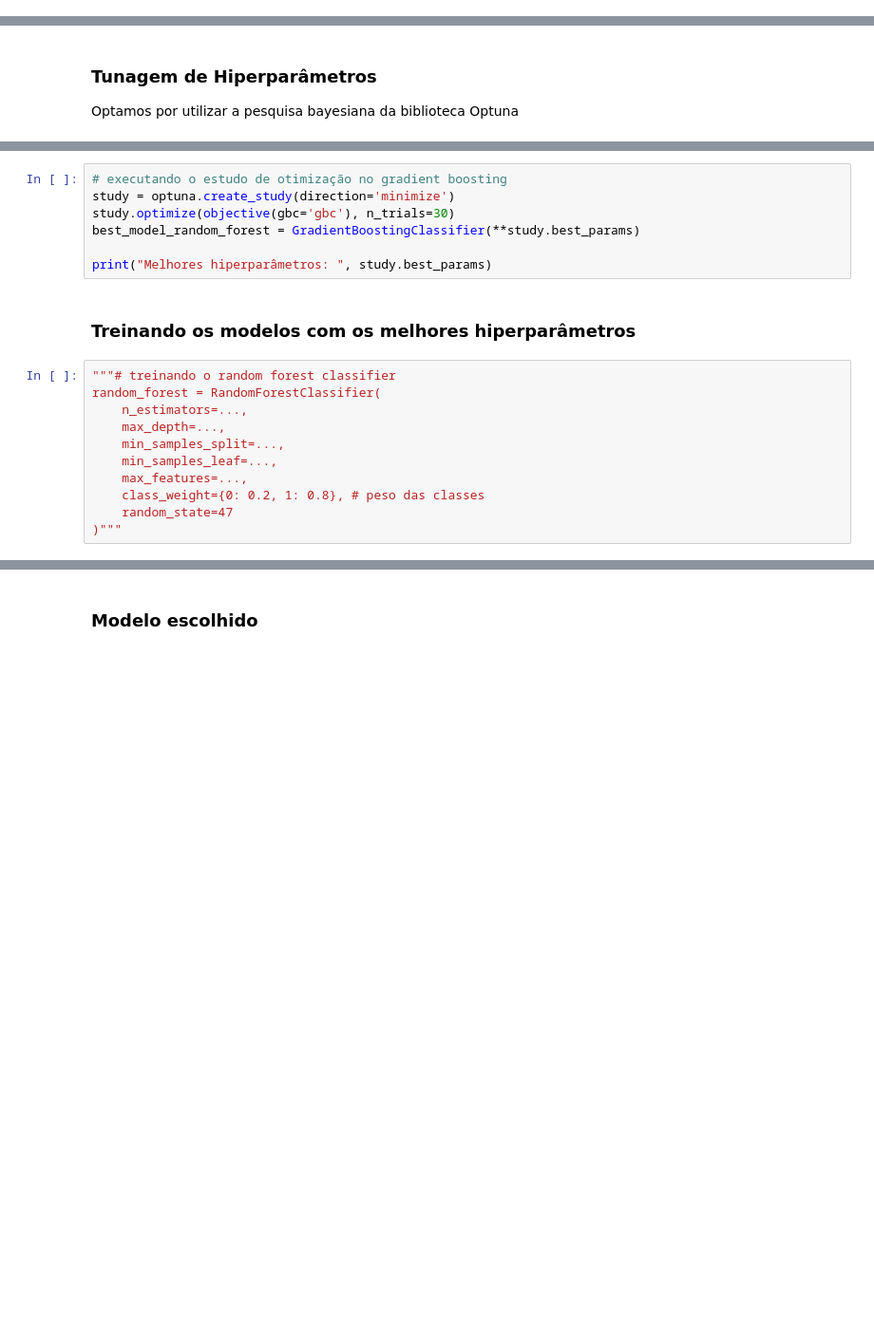
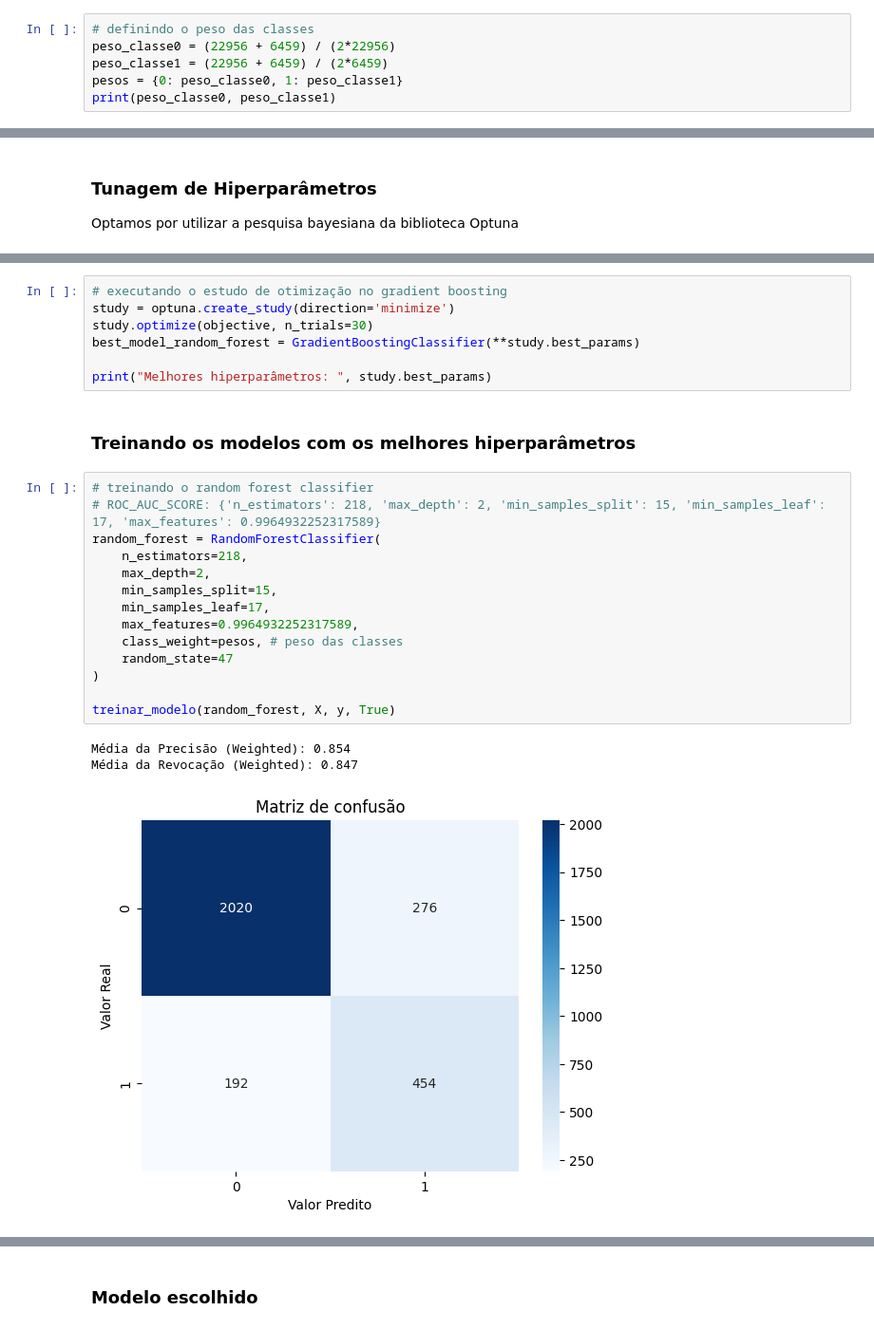
Before and after one commit to GBibiano/risco-credito, a Jupyter notebook: modelagem.ipynb, the cells around one changed output, grey strips where cells are left out. Shown: that part at 95% size. Cells and saved outputs as stored; diff of their text form; blank space fills up the shorter version.

```diff
--- a/modelagem.ipynb
+++ b/modelagem.ipynb
@@ -257,3 +258,9 @@ Podemos observar uma forte correlação entre as variáveis ... inserir análise
 # %%
 X = df.drop(columns = ["status_emprestimo"], axis = 1)
 y = df['status_emprestimo']
+# %%
+# definindo o peso das classes
+peso_classe0 = (22956 + 6459) / (2*22956)
+peso_classe1 = (22956 + 6459) / (2*6459)
+pesos = {0: peso_classe0, 1: peso_classe1}
+print(peso_classe0, peso_classe1)
@@ -385,20 +437,27 @@ def objective(trial):
 # %%
 # executando o estudo de otimização no gradient boosting
 study = optuna.create_study(direction='minimize')
-study.optimize(objective(gbc='gbc'), n_trials=30)
+study.optimize(objective, n_trials=30)
 best_model_random_forest = GradientBoostingClassifier(**study.best_params)
 
 print("Melhores hiperparâmetros: ", study.best_params)
 # %% [markdown]
 ### Treinando os modelos com os melhores hiperparâmetros
 # %%
-"""# treinando o random forest classifier
+# treinando o random forest classifier
+# ROC_AUC_SCORE: {'n_estimators': 218, 'max_depth': 2, 'min_samples_split': 15, 'min_samples_leaf': 17, 'max_features': 0.9964932252317589}
 random_forest = RandomForestClassifier(
-    n_estimators=...,
-    max_depth=...,
-    min_samples_split=...,
-    min_samples_leaf=...,
-    max_features=...,
-    class_weight={0: 0.2, 1: 0.8}, # peso das classes
+    n_estimators=218,
+    max_depth=2,
+    min_samples_split=15,
+    min_samples_leaf=17,
+    max_features=0.9964932252317589,
+    class_weight=pesos, # peso das classes
     random_state=47
-)"""
+)
+
+treinar_modelo(random_forest, X, y, True)
+# %% [output]
+Média da Precisão (Weighted): 0.854
+Média da Revocação (Weighted): 0.847
+[figure, added]
```
Also changed, not shown: parts of 15 cells of this notebook.
